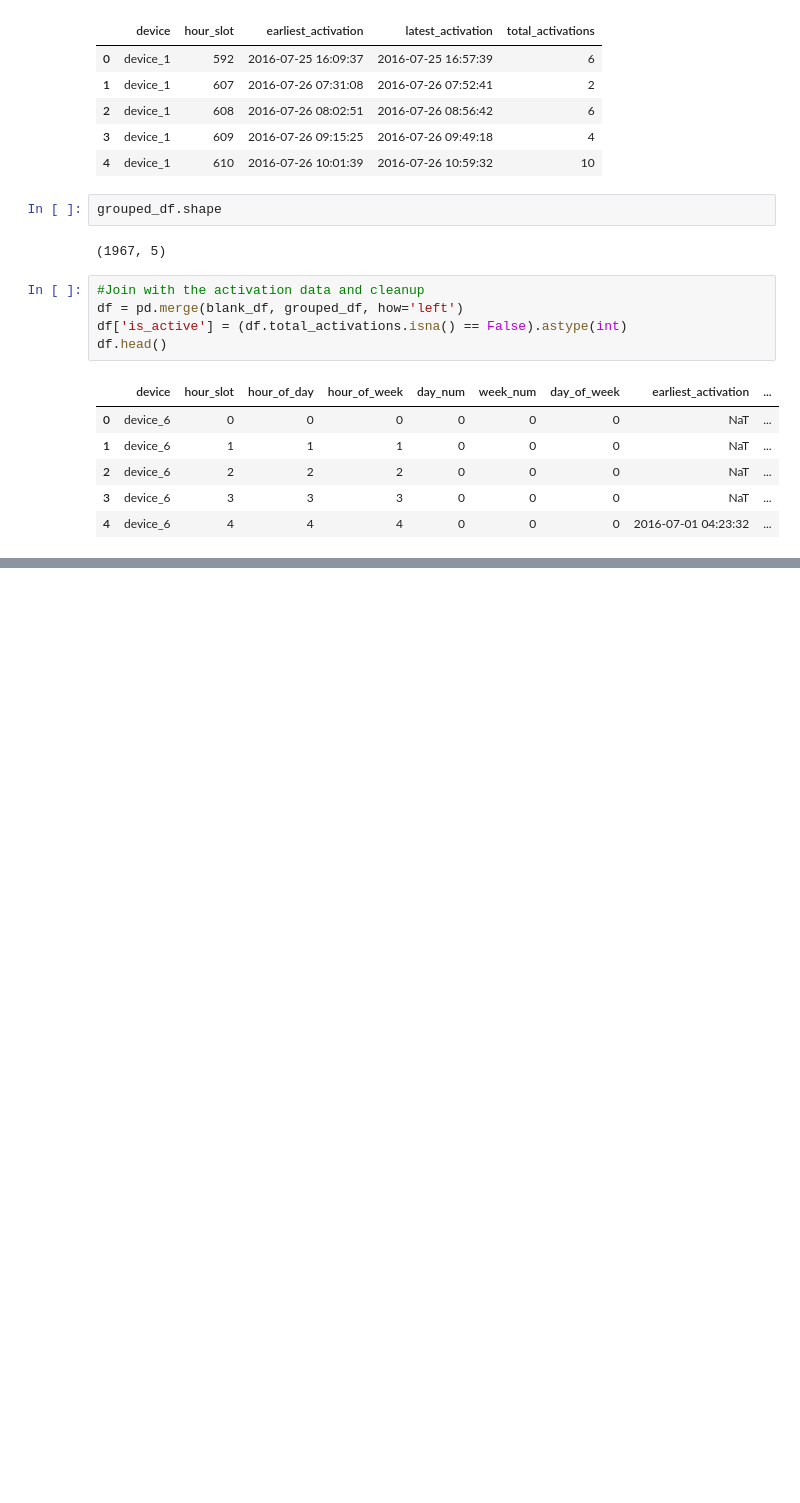
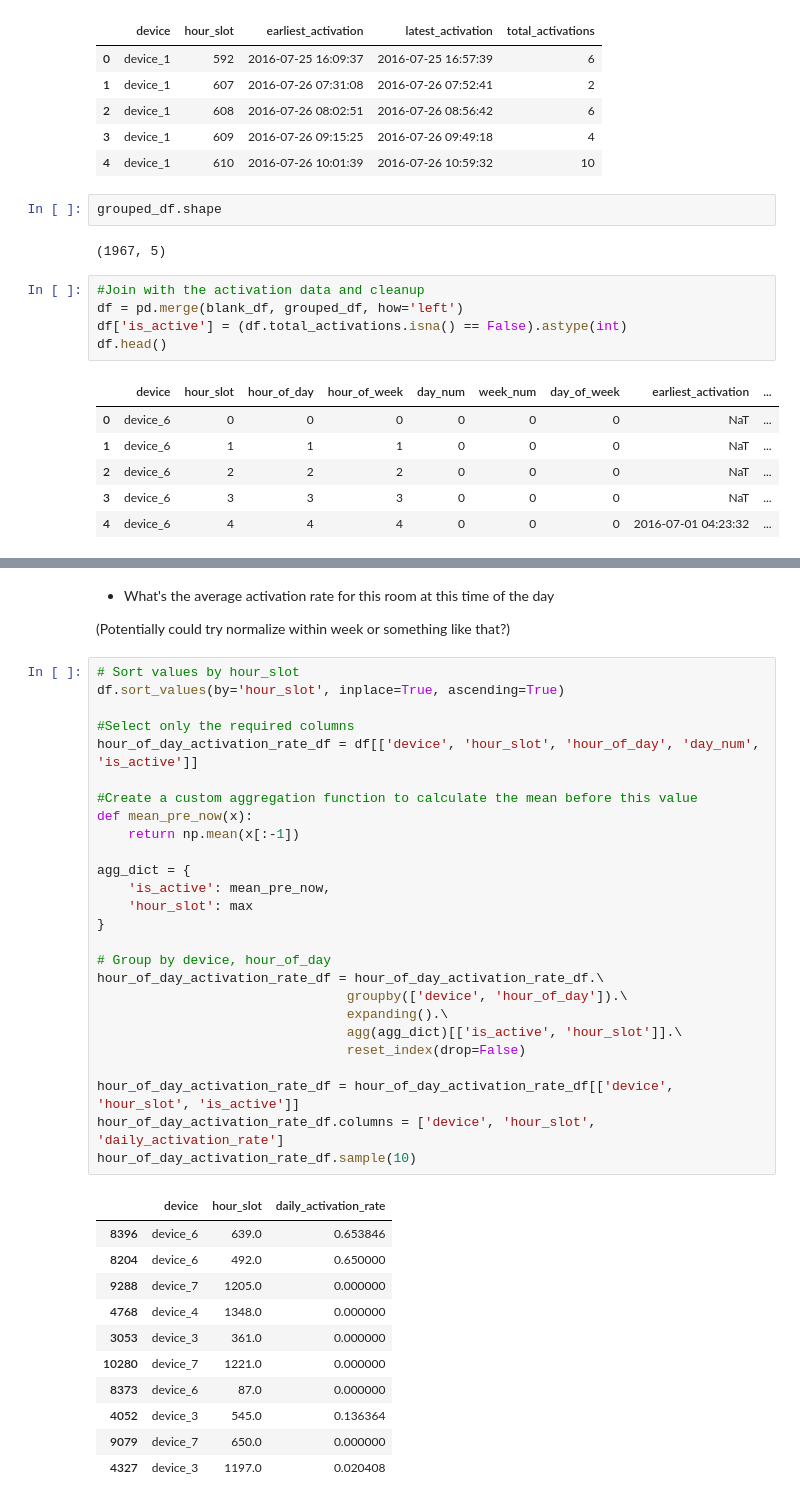
Before and after one commit to conor-digan/challenge-wattx, a Jupyter notebook: Data Exploration.ipynb, the cells around one changed output, grey strips where cells are left out. Cells and saved outputs as stored; diff of their text form; blank space fills up the shorter version.

```diff
--- a/Data Exploration.ipynb
+++ b/Data Exploration.ipynb
@@ -158,0 +230,42 @@ for i, device in zip(range(n_devices), all_devices):
+# %% [markdown]
+* What's the average activation rate for this room at this time of the day
+
+(Potentially could try normalize within week or something like that?)
+# %%
+# Sort values by hour_slot
+df.sort_values(by='hour_slot', inplace=True, ascending=True)
+
+#Select only the required columns
+hour_of_day_activation_rate_df = df[['device', 'hour_slot', 'hour_of_day', 'day_num', 'is_active']]
+
+#Create a custom aggregation function to calculate the mean before this value
+def mean_pre_now(x):
+    return np.mean(x[:-1])
+
+agg_dict = {
+    'is_active': mean_pre_now,
+    'hour_slot': max
+}
+
+# Group by device, hour_of_day
+hour_of_day_activation_rate_df = hour_of_day_activation_rate_df.\
+                                groupby(['device', 'hour_of_day']).\
+                                expanding().\
+                                agg(agg_dict)[['is_active', 'hour_slot']].\
+                                reset_index(drop=False)
+
+hour_of_day_activation_rate_df = hour_of_day_activation_rate_df[['device', 'hour_slot', 'is_active']]
+hour_of_day_activation_rate_df.columns = ['device', 'hour_slot', 'daily_activation_rate']
+hour_of_day_activation_rate_df.sample(10)
+# %% [output]
+|  | device | hour_slot | daily_activation_rate |
+| 8396 | device_6 | 639.0 | 0.653846 |
+| 8204 | device_6 | 492.0 | 0.650000 |
+| 9288 | device_7 | 1205.0 | 0.000000 |
+| 4768 | device_4 | 1348.0 | 0.000000 |
+| 3053 | device_3 | 361.0 | 0.000000 |
+| 10280 | device_7 | 1221.0 | 0.000000 |
+| 8373 | device_6 | 87.0 | 0.000000 |
+| 4052 | device_3 | 545.0 | 0.136364 |
+| 9079 | device_7 | 650.0 | 0.000000 |
+| 4327 | device_3 | 1197.0 | 0.020408 |
```
Also changed, not shown: parts of 20 cells of this notebook.
